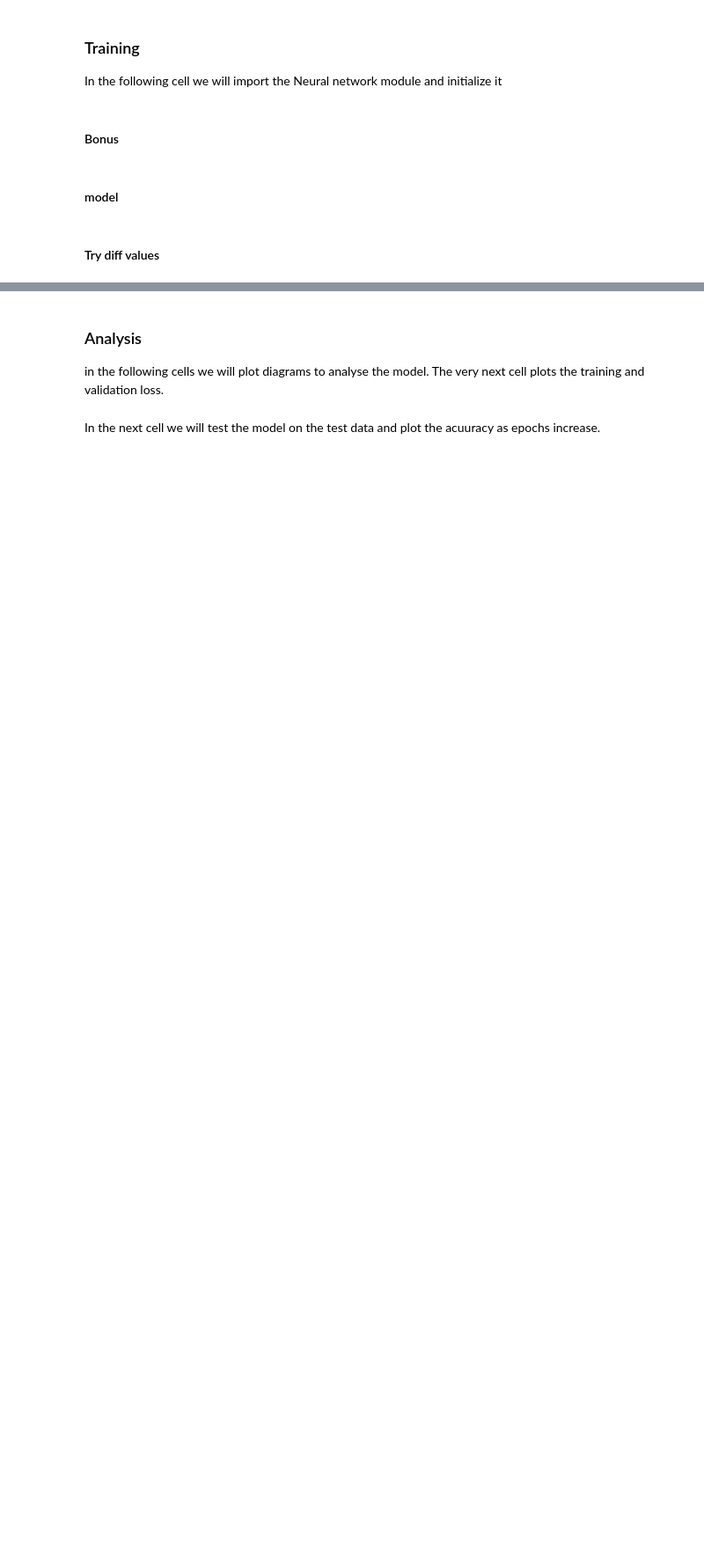
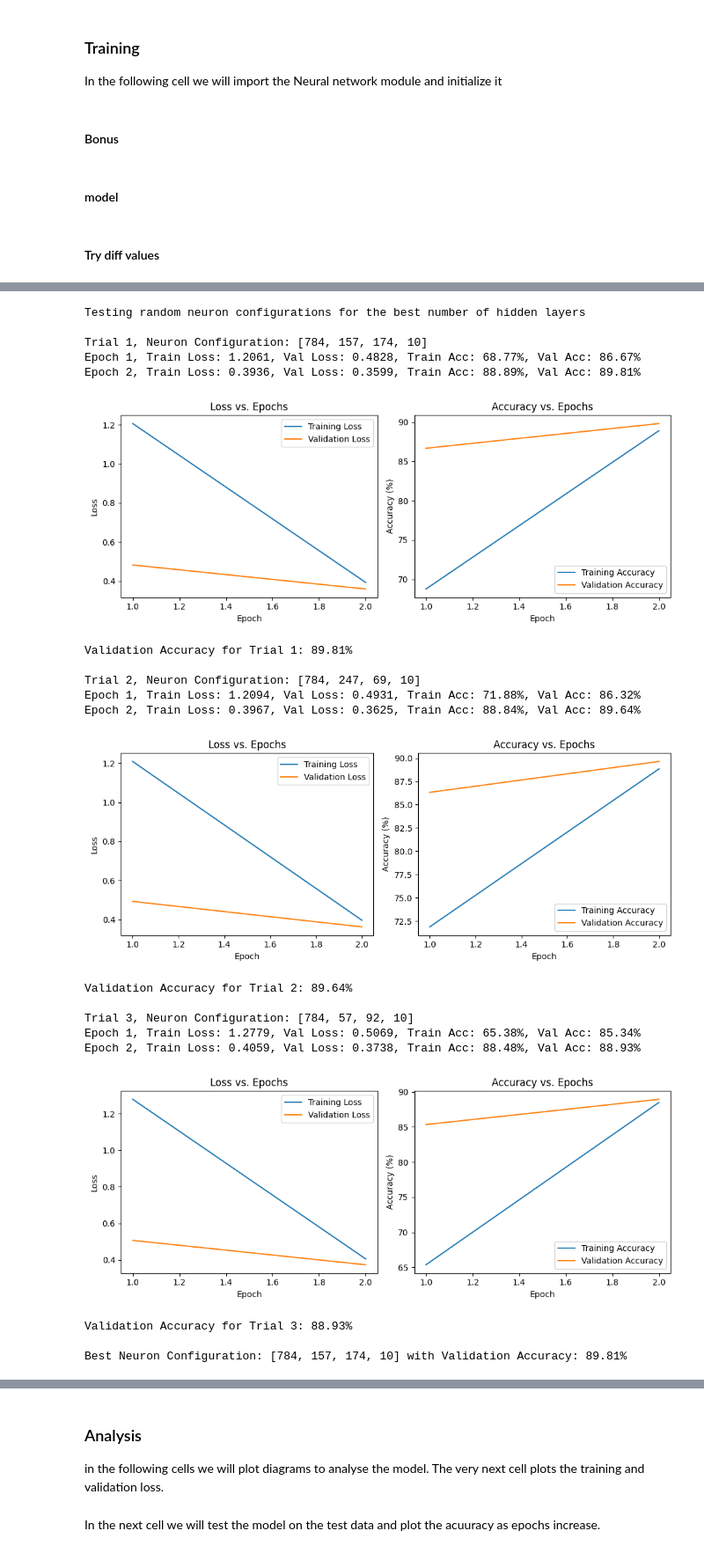
Before and after one commit to 0marsaad/Number-image_identification, a Jupyter notebook: Neural.ipynb, the cells around one changed output, grey strips where cells are left out. Shown at 88% size. Drawn from its saved outputs; the diff is of its cells as text; code cells hidden in the pictures; blank space fills up the shorter version.

```diff
--- a/Neural.ipynb
+++ b/Neural.ipynb
@@ -243,2 +287,45 @@ def plot(epochs, train_losses, val_losses, train_accuracies, val_accuracies):
+# %%
+# try diff num of neurons
+best_num_hidden_layers = len(best_layer_nums) - 2  # Exclude input (784) and output (10) layers
+best_neuron = best_layer_nums
+best_neuron_accuracy = best_val_accuracy_layer  # Replace with best validation accuracy from Stage 1
+print("\nTesting random neuron configurations for the best number of hidden layers\n")
+for trial in range(3):  # Try 3 random configurations + best of layers
+    hidden_layers = [random.randint(32, 256) for _ in range(best_num_hidden_layers)]
+    neuron_config = [784] + hidden_layers + [10]
+    print(f"Trial {trial + 1}, Neuron Configuration: {neuron_config}")
+    model = NeuralNetwork(neuron_config)
+    optimizer = optim.SGD(model.parameters(), lr=0.01)
+    train_losses, val_losses, train_accuracies, val_accuracies = train_model(model, train_loader, val_loader, criterion, optimizer, epochs = Epochs)
+    plot(list(range(1, Epochs + 1)),train_losses,val_losses,train_accuracies,val_accuracies)
+    if max(val_accuracies) > best_neuron_accuracy:
+        best_neuron_accuracy = max(val_accuracies)
+        best_neuron = neuron_config
+    print(f"Validation Accuracy for Trial {trial + 1}: {max(val_accuracies):.2f}%\n")
+print(f"Best Neuron Configuration: {best_neuron} with Validation Accuracy: {best_neuron_accuracy:.2f}%")
+model = NeuralNetwork(best_neuron)
+optimizer = optim.SGD(model.parameters(), lr=0.01)
+# %% [output]
+Testing random neuron configurations for the best number of hidden layers
+
+Trial 1, Neuron Configuration: [784, 157, 174, 10]
+Epoch 1, Train Loss: 1.2061, Val Loss: 0.4828, Train Acc: 68.77%, Val Acc: 86.67%
+Epoch 2, Train Loss: 0.3936, Val Loss: 0.3599, Train Acc: 88.89%, Val Acc: 89.81%
+[figure, added]
+Validation Accuracy for Trial 1: 89.81%
+
+Trial 2, Neuron Configuration: [784, 247, 69, 10]
+Epoch 1, Train Loss: 1.2094, Val Loss: 0.4931, Train Acc: 71.88%, Val Acc: 86.32%
+Epoch 2, Train Loss: 0.3967, Val Loss: 0.3625, Train Acc: 88.84%, Val Acc: 89.64%
+[figure, added]
+Validation Accuracy for Trial 2: 89.64%
+
+Trial 3, Neuron Configuration: [784, 57, 92, 10]
+Epoch 1, Train Loss: 1.2779, Val Loss: 0.5069, Train Acc: 65.38%, Val Acc: 85.34%
+Epoch 2, Train Loss: 0.4059, Val Loss: 0.3738, Train Acc: 88.48%, Val Acc: 88.93%
+[figure, added]
+Validation Accuracy for Trial 3: 88.93%
+
+Best Neuron Configuration: [784, 157, 174, 10] with Validation Accuracy: 89.81%
 # %%
 # try diff learning rate
```
Also changed, not shown: parts of 9 cells of this notebook.
